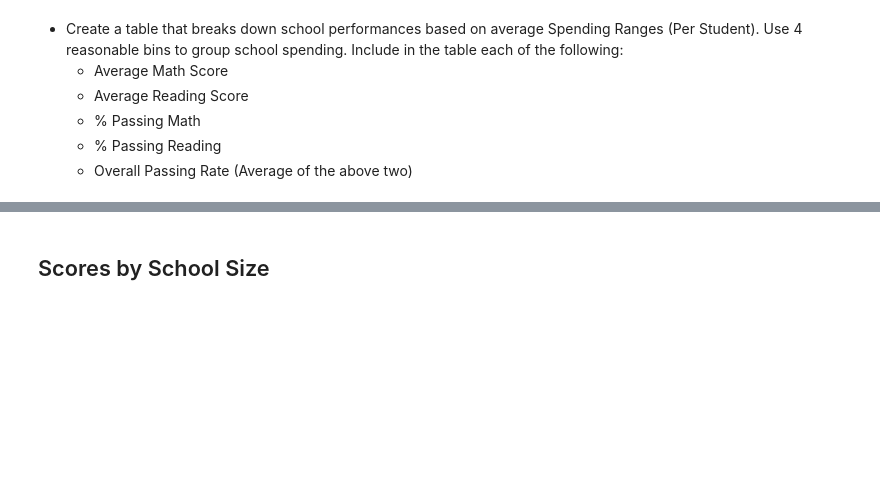
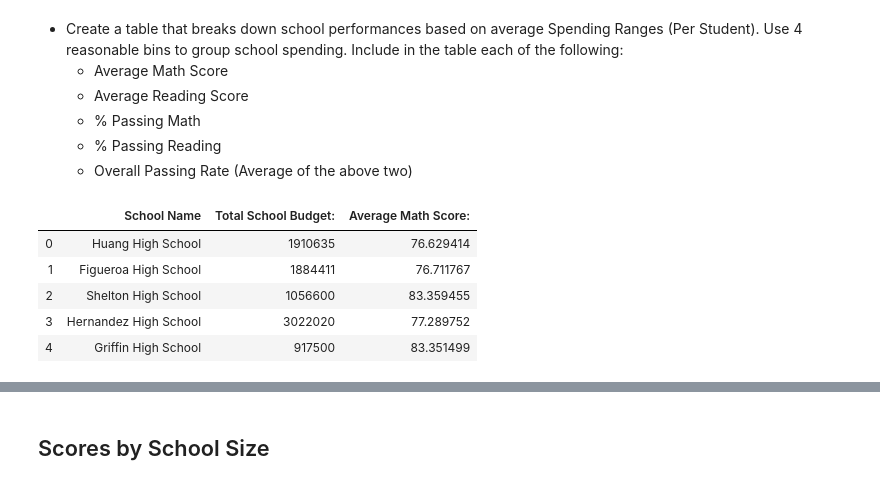
Before and after one commit to jdilligard/SMU_Homework, a Jupyter notebook: 04-Pandas/Instructions/PyCitySchools/PyCitySchools_starter.ipynb, the cells around one changed output, grey strips where cells are left out. Cells and saved outputs as stored; diff of their text form; code cells hidden in the pictures; blank space fills up the shorter version.

```diff
--- a/04-Pandas/Instructions/PyCitySchools/PyCitySchools_starter.ipynb
+++ b/04-Pandas/Instructions/PyCitySchools/PyCitySchools_starter.ipynb
@@ -228,3 +248,15 @@ Thomas High School
   * % Passing Math
   * % Passing Reading
   * Overall Passing Rate (Average of the above two)
+# %%
+data_sort_spending_df = school_summary[["School Name ","Total School Budget:","Average Math Score:"]]
+data_sort_spending_df.head(10)
+data_sorted = school_summary.sort_values("Total School Budget:",ascending=False)
+data_sort_spending_df.head(5)
+# %% [output]
+|  | School Name | Total School Budget: | Average Math Score: |
+| 0 | Huang High School | 1910635 | 76.629414 |
+| 1 | Figueroa High School | 1884411 | 76.711767 |
+| 2 | Shelton High School | 1056600 | 83.359455 |
+| 3 | Hernandez High School | 3022020 | 77.289752 |
+| 4 | Griffin High School | 917500 | 83.351499 |
```
Also changed, not shown: parts of 9 cells of this notebook.
